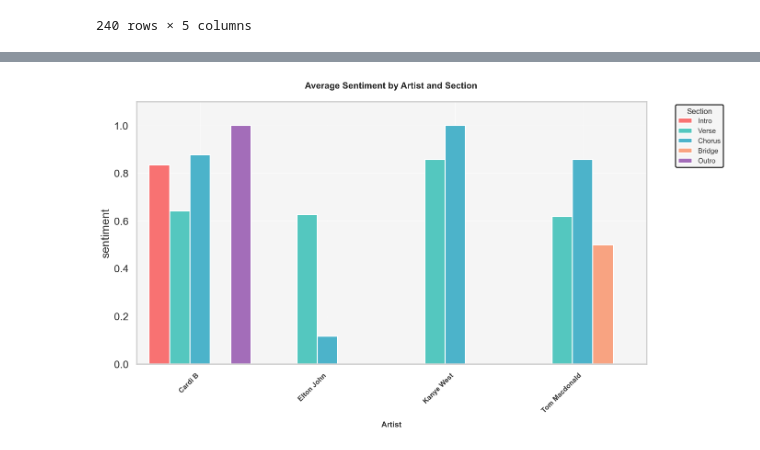
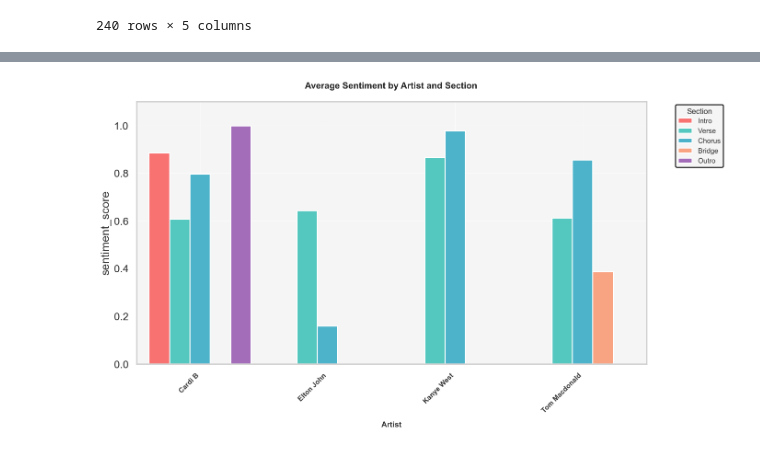
Before and after one commit to jchoi0406/musictransformationanalysis, a Jupyter notebook: lyric_analysis.ipynb, the cells around one changed output, grey strips where cells are left out. Drawn from its saved outputs; the diff is of its cells as text; code cells hidden in the pictures.

```diff
--- a/lyric_analysis.ipynb
+++ b/lyric_analysis.ipynb
@@ -339,3 +359,21 @@ df = df.sort_values(["artist", "line_number"])
 df["cum_lines"] = df.groupby("artist").cumcount() + 1
 df["cumulative_neg"] = df.groupby("artist")["sentiment"].cumsum()
 df["cumulative_neg_prop"] = df["cumulative_neg"] / df["cum_lines"]
+# %%
+def get_sentiment_score(text):
+    return sentiment(text)
+
+def get_and_standardize_sentiment(text):
+    result = get_sentiment_score(text)[0]
+    label = result['label']
+    score = result['score']
+
+    if label == 'POSITIVE':
+        standardized = 0.5 - (score - 0.5)
+    else:
+        standardized = 0.5 + (score - 0.5)
+
+    standardized = max(0, min(1, standardized))
+    return standardized
+
+df['sentiment_score'] = df['line'].apply(get_and_standardize_sentiment)
@@ -342,6 +396,6 @@ df["cumulative_neg_prop"] = df["cumulative_neg"] / df["cum_lines"]
 # %%
 import matplotlib.patheffects as path_effects
-section_sentiment = df.groupby(['artist', 'section'])['sentiment'].mean().reset_index()
+section_sentiment = df.groupby(['artist', 'section'])['sentiment_score'].mean().reset_index()
 
 # Create a custom vibrant color palette for sections
 section_colors = {
@@ -360,7 +414,7 @@ plt.figure(figsize=(14, 8))
 ax = sns.barplot(
     data=section_sentiment,
     x='artist',
-    y='sentiment',
+    y='sentiment_score',
     hue='section',
     palette=section_colors,
     saturation=0.9,
@@ -384,31 +438,31 @@ legend = plt.legend(
     bbox_to_anchor=(1.05, 1),
     loc='upper left',
     frameon=True,
     title_fontsize=12,
     fontsize=11,
     framealpha=1,
     edgecolor='black',
     facecolor='#f5f5f5'
 )
 
 # Apply text outline to legend
 for text in legend.get_texts():
     text.set_path_effects([path_effects.withStroke(linewidth=1, foreground='white')])
 
 # Style the plot background
 ax.set_facecolor('#f5f5f5')
 plt.grid(True, color='white', linestyle='-', linewidth=0.5)
 
 # Rotate x-axis labels with style
 plt.xticks(
     rotation=45,
     ha='right',
     fontsize=11,
     fontweight='bold',
     color='#333333'
 )
 
 plt.tight_layout()
 plt.show()
 # %% [output]
-[figure, old version]
+[figure, new version]
```
Also changed, not shown: parts of 8 cells of this notebook, 31 other files.
